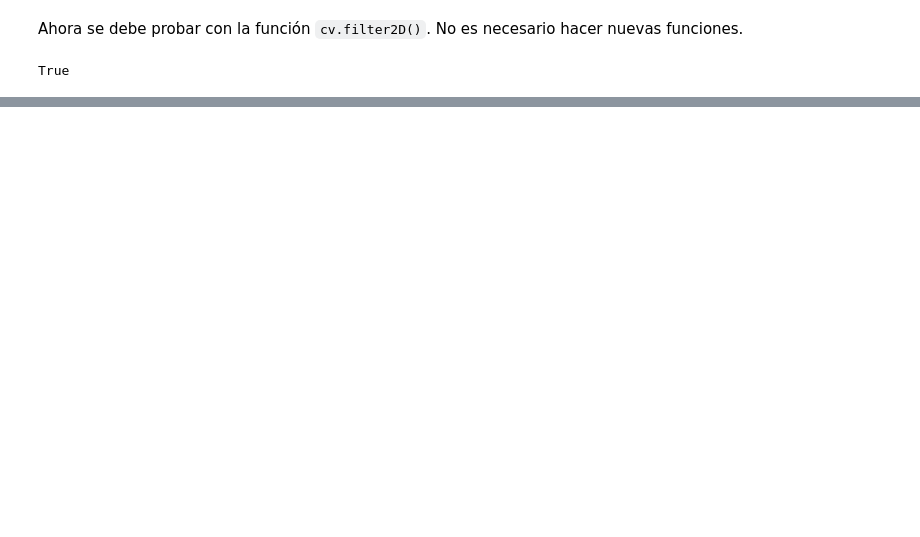
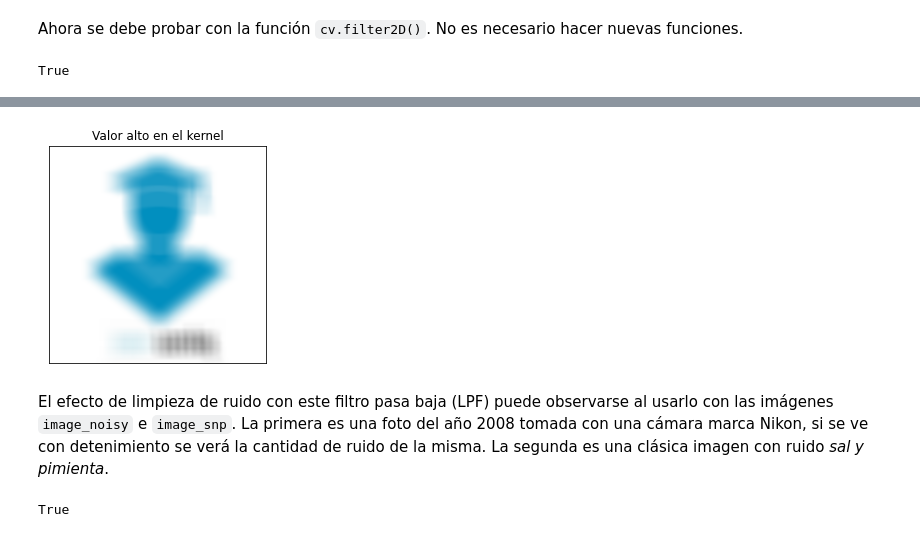
Before and after one commit to genomorro/unir, a Jupyter notebook: main.ipynb, the cells around one changed output, grey strips where cells are left out. Cells and saved outputs as stored; diff of their text form; code cells hidden in the pictures; blank space fills up the shorter version.

```diff
--- a/main.ipynb
+++ b/main.ipynb
@@ -70,7 +70,21 @@ Ahora si el valor de la máscara es 50
 # %%
 kernel = mask(50)
 out = cv.filter2D(im,-1,kernel)
-cv.imwrite('out/unir-filter2D-bigKernel.jpg', out)
+cv.imwrite('out/filter2D-bigKernel.jpg', out)
 plt.imshow(out)
 plt.title('Valor alto en el kernel'), plt.xticks([]), plt.yticks([])
 plt.show()
+# %% [output]
+[figure, added]
+# %% [markdown]
+El efecto de limpieza de ruido con este filtro pasa baja (LPF) puede observarse al usarlo con las imágenes `image_noisy` e `image_snp`. La primera es una foto del año 2008 tomada con una cámara marca Nikon, si se ve con detenimiento se verá la cantidad de ruido de la misma. La segunda es una clásica imagen con ruido _sal y pimienta_.
+# %%
+# Mantener comentada una de las próximas dos líneas para observar el resultado del filtro
+im = image_noisy
+#im = image_snp
+# Cambie el tamaño de la máscara si así lo desea
+kernel = mask(7)
+out = cv.filter2D(im,-1,kernel)
+cv.imwrite('out/filter2D-cleaning.jpg', out)
+# %% [output]
+True
```
Also changed, not shown: parts of 7 cells of this notebook, 1 other file.
